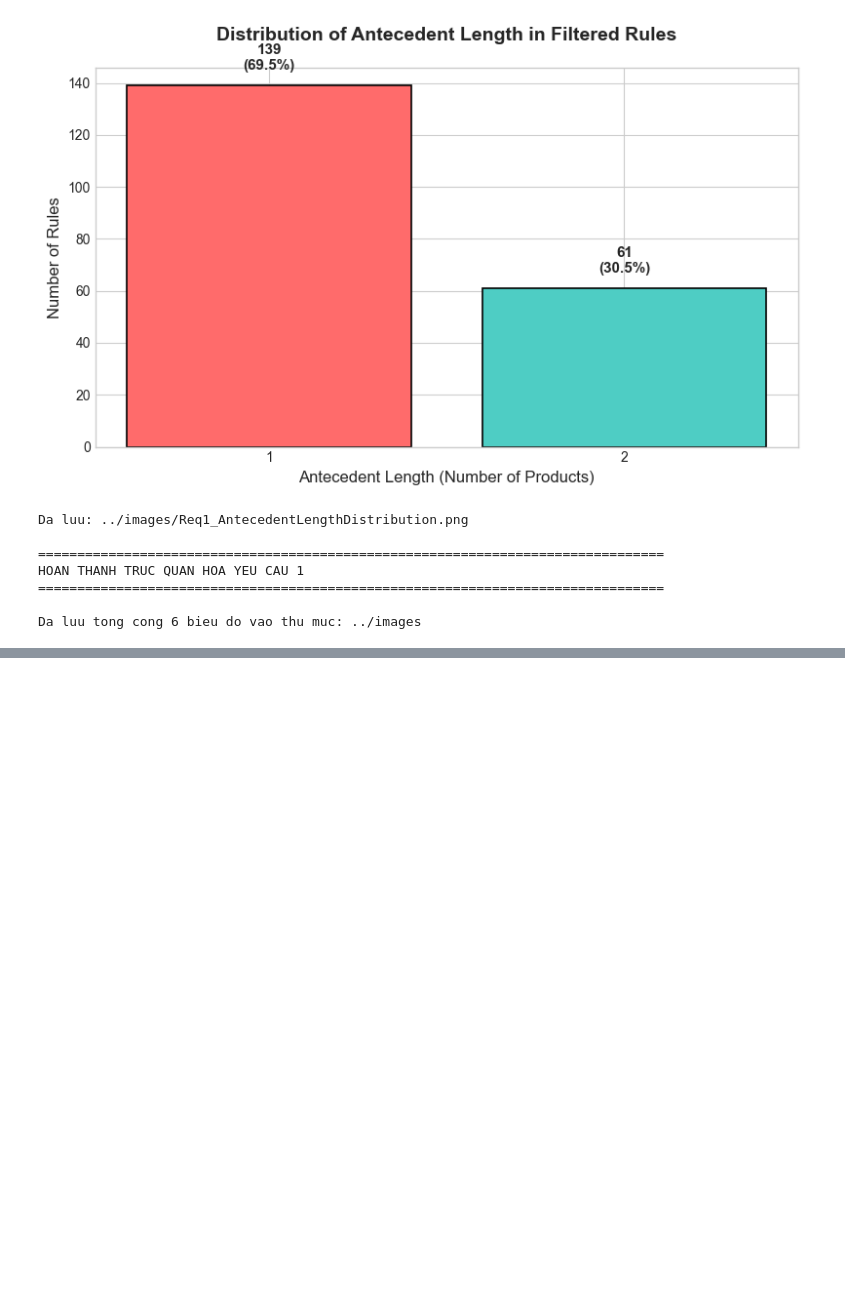
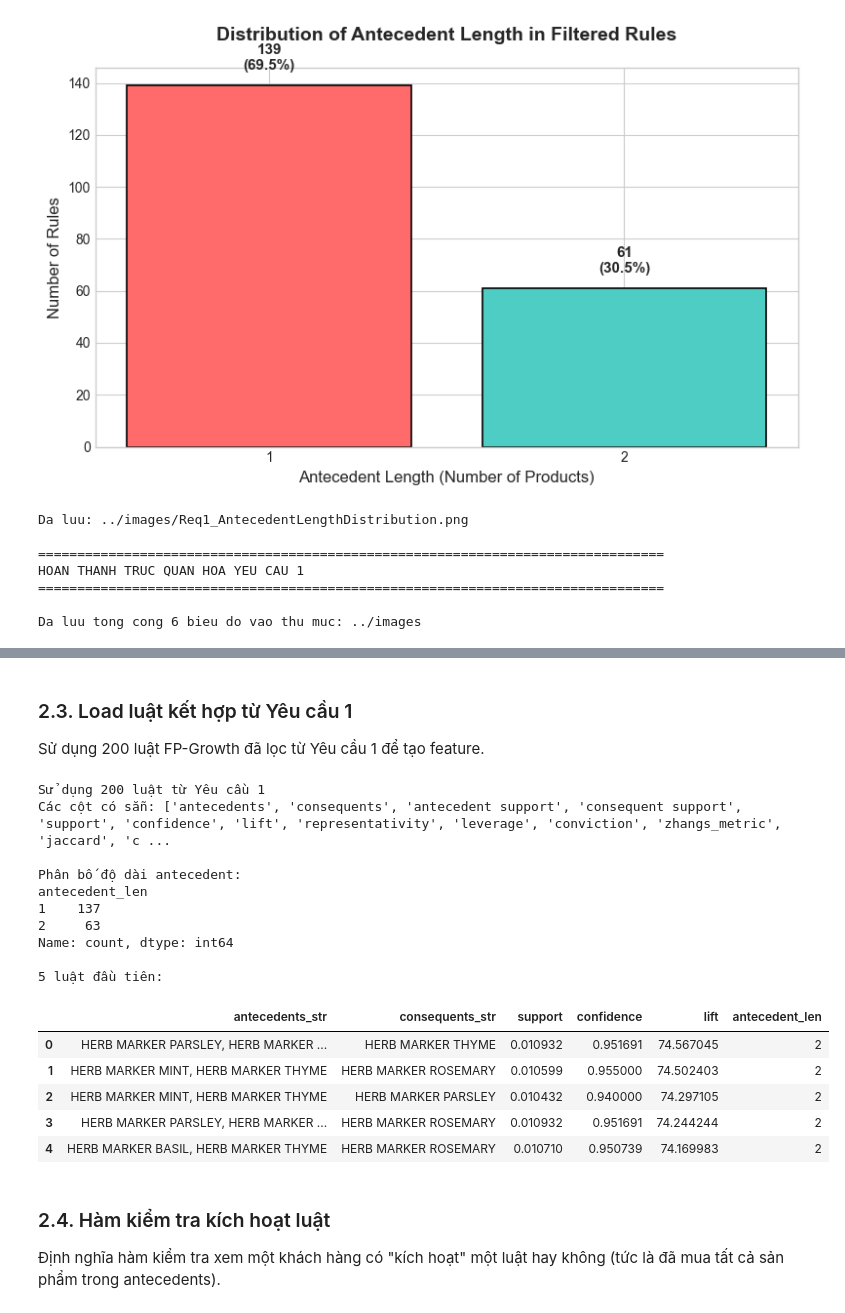
Before and after one commit to ThanhTung-KHMT-1701/ShopCluster, a Jupyter notebook: notebooks/ShopCluster.ipynb, the cells around one changed output, grey strips where cells are left out. Saved outputs shown, nothing was run; the diff lists cells and outputs as text; code cells hidden in the pictures; blank space fills up the shorter version.

```diff
--- a/notebooks/ShopCluster.ipynb
+++ b/notebooks/ShopCluster.ipynb
@@ -1017,0 +1140,52 @@ Da luu tong cong 6 bieu do vao thu muc: ../images
+# %% [markdown]
+### 2.3. Load luật kết hợp từ Yêu cầu 1
+
+Sử dụng 200 luật FP-Growth đã lọc từ Yêu cầu 1 để tạo feature.
+# %%
+# =============================================================================
+# 2.3. LOAD LUẬT KẾT HỢP TỪ YÊU CẦU 1
+# =============================================================================
+
+# Sử dụng biến rules_filtered đã có từ Yêu cầu 1
+# Hoặc load từ file nếu cần
+print(f"Sử dụng {len(rules_filtered)} luật từ Yêu cầu 1")
+print(f"Các cột có sẵn: {rules_filtered.columns.tolist()}")
+
+# Hàm parse antecedents từ string sang set
+def parse_items(items_str):
+    """Chuyển đổi chuỗi 'A, B, C' thành set({'A', 'B', 'C'})"""
+    if pd.isna(items_str) or not str(items_str).strip():
+        return set()
+    return set(x.strip() for x in str(items_str).split(',') if x.strip())
+
+# Parse antecedents cho tất cả luật
+rules_filtered['antecedents_set'] = rules_filtered['antecedents_str'].apply(parse_items)
+rules_filtered['antecedent_len'] = rules_filtered['antecedents_set'].apply(len)
+
+print(f"\nPhân bố độ dài antecedent:")
+print(rules_filtered['antecedent_len'].value_counts().sort_index())
+
+# Hiển thị 5 luật đầu tiên
+print("\n5 luật đầu tiên:")
+display(rules_filtered[['antecedents_str', 'consequents_str', 'support', 'confidence', 'lift', 'antecedent_len']].head())
+# %% [output]
+Sử dụng 200 luật từ Yêu cầu 1
+Các cột có sẵn: ['antecedents', 'consequents', 'antecedent support', 'consequent support', 'support', 'confidence', 'lift', 'representativity', 'leverage', 'conviction', 'zhangs_metric', 'jaccard', 'c ...
+
+Phân bố độ dài antecedent:
+antecedent_len
+1    137
+2     63
+Name: count, dtype: int64
+
+5 luật đầu tiên:
+|  | antecedents_str | consequents_str | support | confidence | lift | antecedent_len |
+| 0 | HERB MARKER PARSLEY, HERB MARKER ... | HERB MARKER THYME | 0.010932 | 0.951691 | 74.567045 | 2 |
+| 1 | HERB MARKER MINT, HERB MARKER THYME | HERB MARKER ROSEMARY | 0.010599 | 0.955000 | 74.502403 | 2 |
+| 2 | HERB MARKER MINT, HERB MARKER THYME | HERB MARKER PARSLEY | 0.010432 | 0.940000 | 74.297105 | 2 |
+| 3 | HERB MARKER PARSLEY, HERB MARKER ... | HERB MARKER ROSEMARY | 0.010932 | 0.951691 | 74.244244 | 2 |
+| 4 | HERB MARKER BASIL, HERB MARKER THYME | HERB MARKER ROSEMARY | 0.010710 | 0.950739 | 74.169983 | 2 |
+# %% [markdown]
+### 2.4. Hàm kiểm tra kích hoạt luật
+
+Định nghĩa hàm kiểm tra xem một khách hàng có "kích hoạt" một luật hay không (tức là đã mua tất cả sản phẩm trong antecedents).
```
Also changed, not shown: parts of 22 cells of this notebook, 10 other files.
